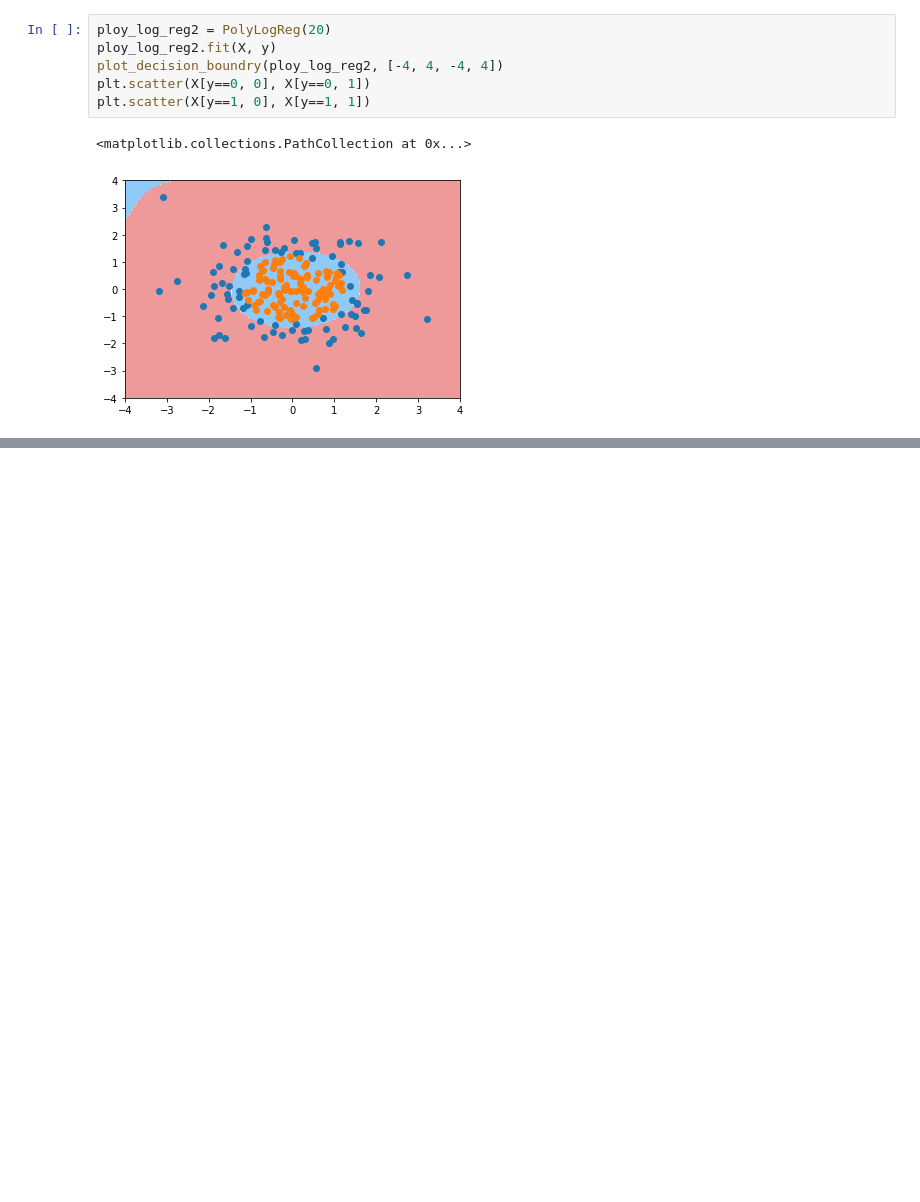
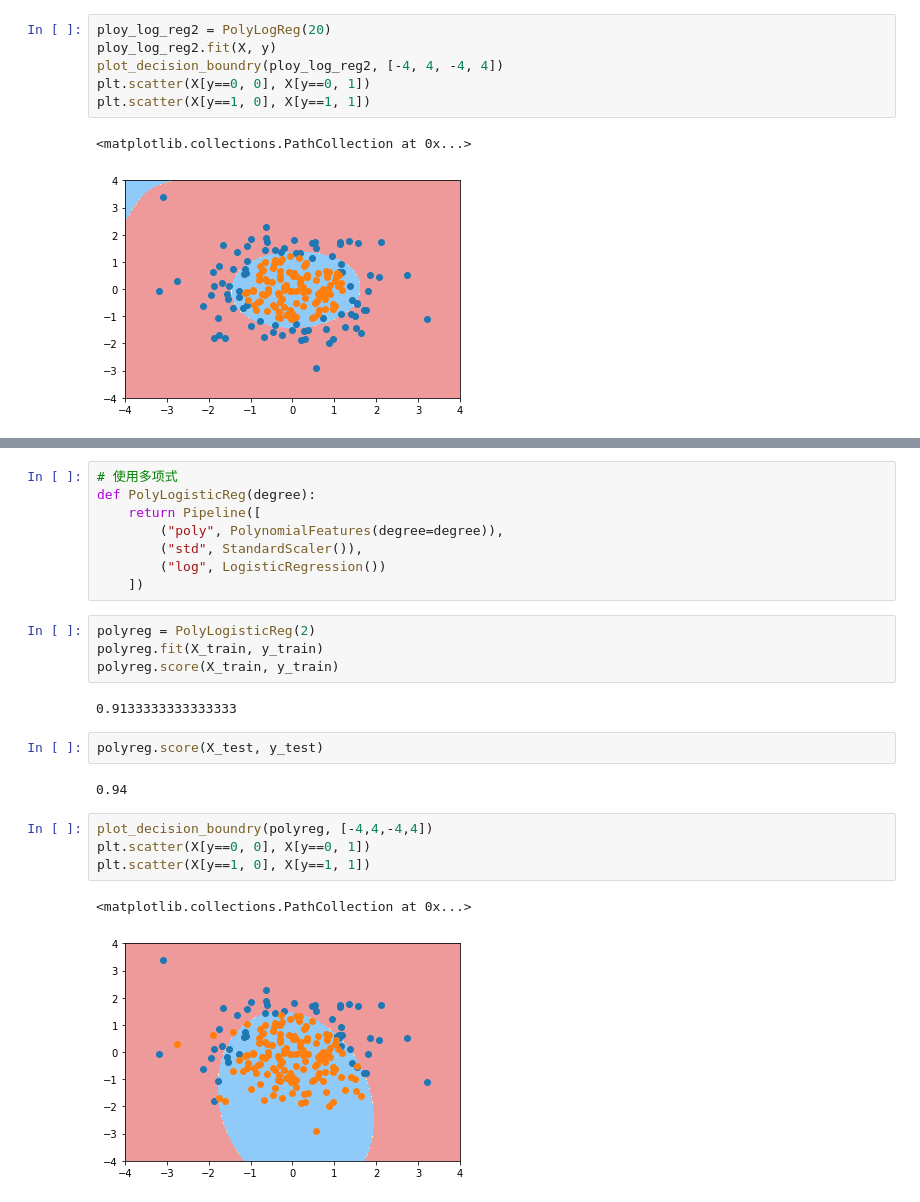
Before and after one commit to gaoxingliang/learnpython, a Jupyter notebook: Python3玩转机器学习/09_逻辑回归/06_07_多项式特征_sklearn.ipynb, the cells around one changed output, grey strips where cells are left out. Cells and saved outputs as stored; diff of their text form; blank space fills up the shorter version.

```diff
--- a/Python3玩转机器学习/09_逻辑回归/06_07_多项式特征_sklearn.ipynb
+++ b/Python3玩转机器学习/09_逻辑回归/06_07_多项式特征_sklearn.ipynb
@@ -95,0 +148,25 @@ plt.scatter(X[y==1, 0], X[y==1, 1])
+# %%
+# 使用多项式
+def PolyLogisticReg(degree):
+    return Pipeline([
+        ("poly", PolynomialFeatures(degree=degree)),
+        ("std", StandardScaler()),
+        ("log", LogisticRegression())
+    ])
+# %%
+polyreg = PolyLogisticReg(2)
+polyreg.fit(X_train, y_train)
+polyreg.score(X_train, y_train)
+# %% [output]
+0.9133333333333333
+# %%
+polyreg.score(X_test, y_test)
+# %% [output]
+0.94
+# %%
+plot_decision_boundry(polyreg, [-4,4,-4,4])
+plt.scatter(X[y==0, 0], X[y==0, 1])
+plt.scatter(X[y==1, 0], X[y==1, 1])
+# %% [output]
+<matplotlib.collections.PathCollection at 0x...>
+[figure, added]
```
Also changed, not shown: parts of 26 cells of this notebook, 7 other files.
